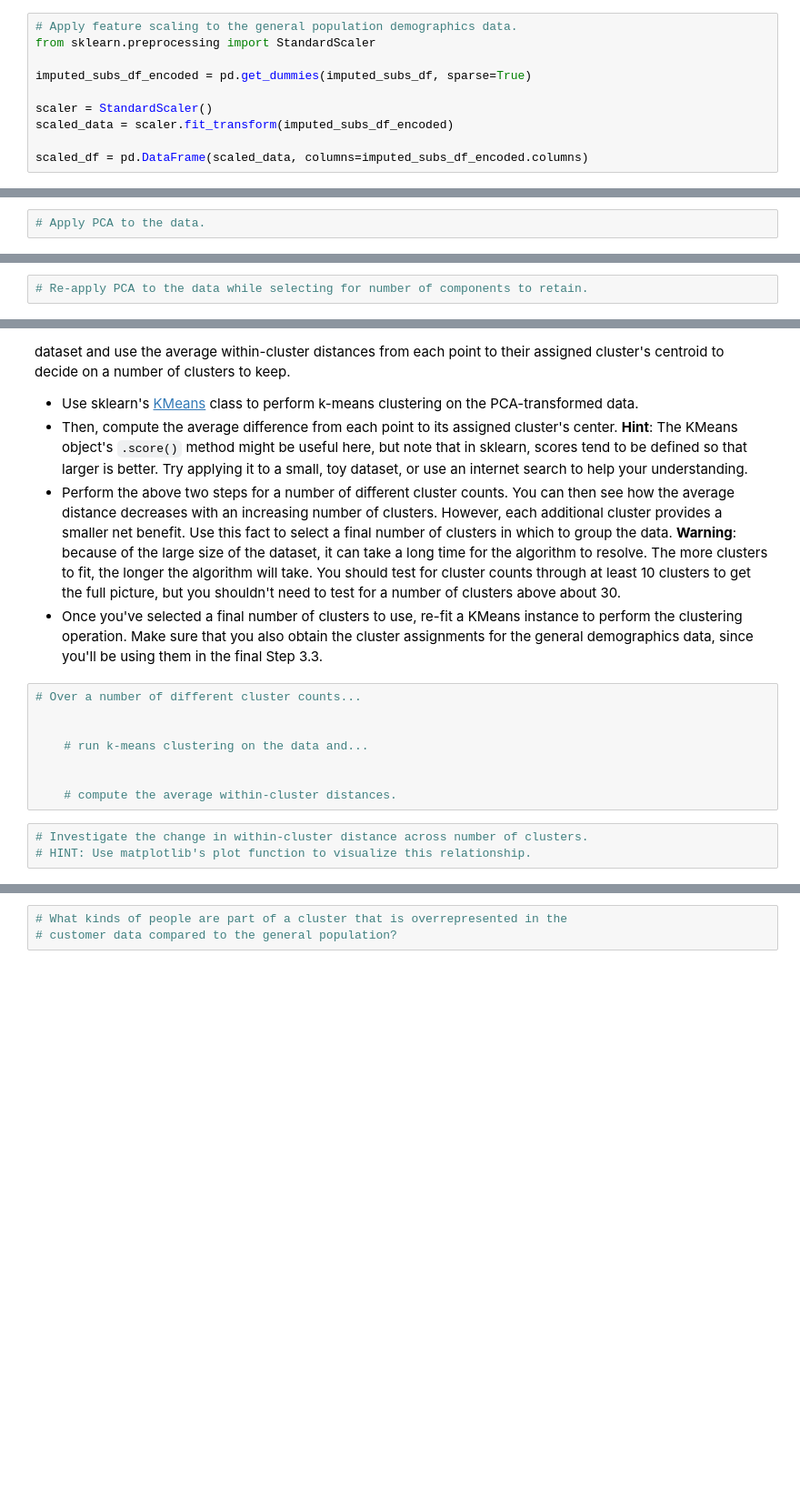
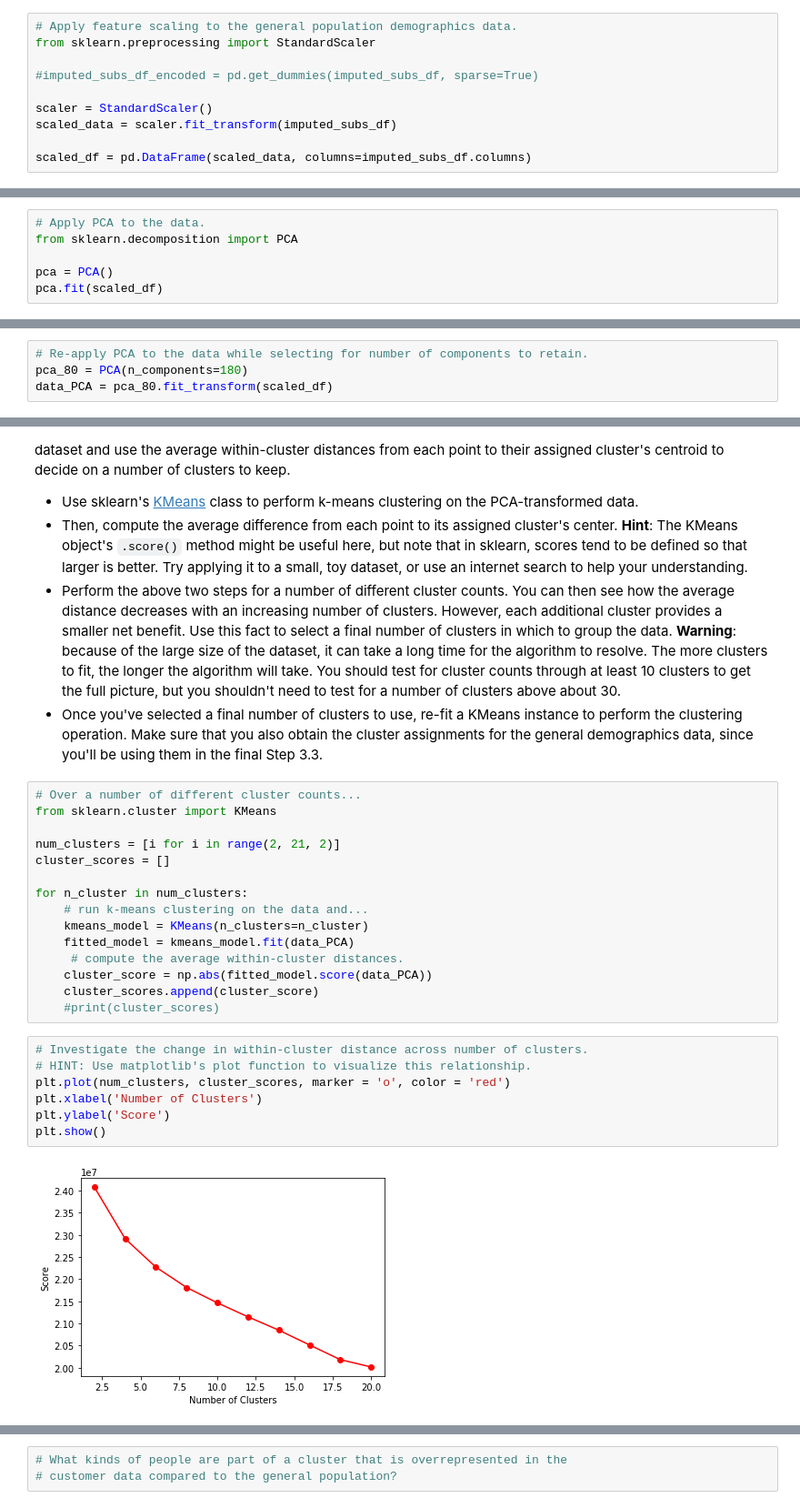
Before and after one commit to aimolytics/udacity-identify-customer-segmentation, a Jupyter notebook: Identify_Customer_Segments.ipynb, the cells around one changed output, grey strips where cells are left out. Shown at 91% size. Saved outputs shown, nothing was run; the diff lists cells and outputs as text; blank space fills up the shorter version.

```diff
--- a/Identify_Customer_Segments.ipynb
+++ b/Identify_Customer_Segments.ipynb
@@ -921,11 +841,11 @@ The DataFrame is fully cleaned from NaN values.
 # Apply feature scaling to the general population demographics data.
 from sklearn.preprocessing import StandardScaler
 
-imputed_subs_df_encoded = pd.get_dummies(imputed_subs_df, sparse=True)
+#imputed_subs_df_encoded = pd.get_dummies(imputed_subs_df, sparse=True)
 
 scaler = StandardScaler()
-scaled_data = scaler.fit_transform(imputed_subs_df_encoded)
+scaled_data = scaler.fit_transform(imputed_subs_df)
 
-scaled_df = pd.DataFrame(scaled_data, columns=imputed_subs_df_encoded.columns)
+scaled_df = pd.DataFrame(scaled_data, columns=imputed_subs_df.columns)
 # %%
 scaled_df.head()
@@ -954,2 +890,6 @@ On your scaled data, you are now ready to apply dimensionality reduction techniq
 # %%
 # Apply PCA to the data.
+from sklearn.decomposition import PCA
+
+pca = PCA()
+pca.fit(scaled_df)
@@ -958,2 +912,4 @@ On your scaled data, you are now ready to apply dimensionality reduction techniq
 # %%
 # Re-apply PCA to the data while selecting for number of components to retain.
+pca_80 = PCA(n_components=180)
+data_PCA = pca_80.fit_transform(scaled_df)
@@ -998,15 +1059,28 @@ You've assessed and cleaned the demographics data, then scaled and transformed t
 - Once you've selected a final number of clusters to use, re-fit a KMeans instance to perform the clustering operation. Make sure that you also obtain the cluster assignments for the general demographics data, since you'll be using them in the final Step 3.3.
 # %%
 # Over a number of different cluster counts...
+from sklearn.cluster import KMeans
 
+num_clusters = [i for i in range(2, 21, 2)]
+cluster_scores = []
 
+for n_cluster in num_clusters:
     # run k-means clustering on the data and...
-
-
-    # compute the average within-cluster distances.
+    kmeans_model = KMeans(n_clusters=n_cluster)
+    fitted_model = kmeans_model.fit(data_PCA)
+     # compute the average within-cluster distances.
+    cluster_score = np.abs(fitted_model.score(data_PCA))
+    cluster_scores.append(cluster_score)
+    #print(cluster_scores)
 # %%
 # Investigate the change in within-cluster distance across number of clusters.
 # HINT: Use matplotlib's plot function to visualize this relationship.
+plt.plot(num_clusters, cluster_scores, marker = 'o', color = 'red')
+plt.xlabel('Number of Clusters')
+plt.ylabel('Score')
+plt.show()
+# %% [output]
+[figure, added]
 # %%
 # Re-fit the k-means model with the selected number of clusters and obtain
 # cluster predictions for the general population demographics data.
```
Also changed, not shown: parts of 50 cells of this notebook.
